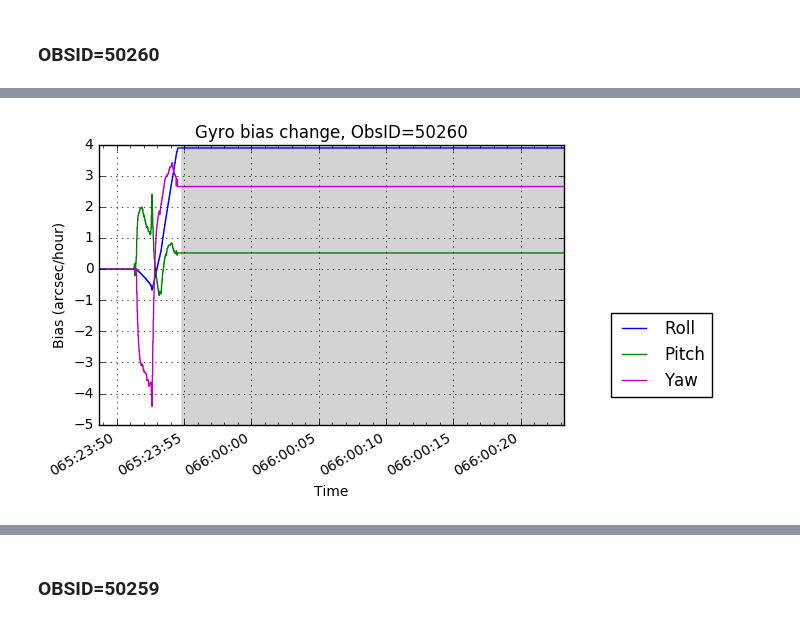
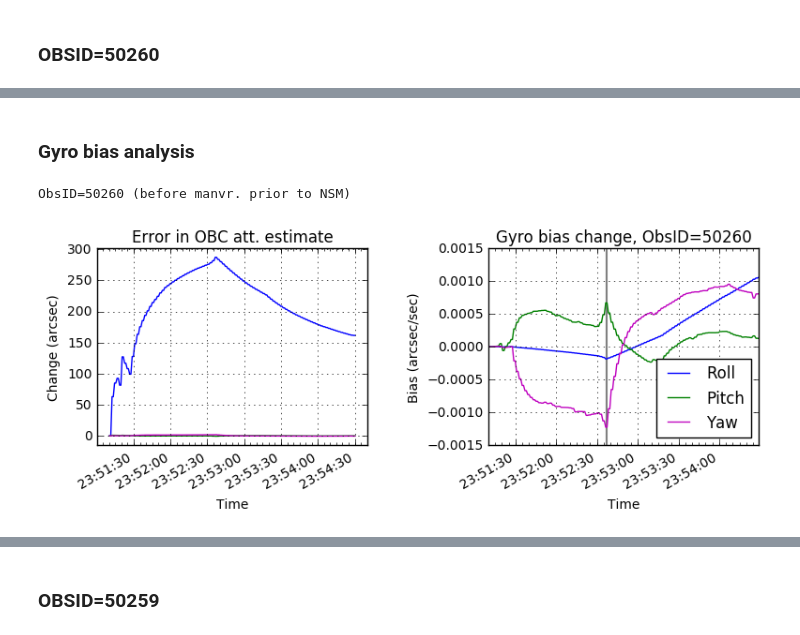
Before and after one commit to malgosias/nsm_2017_066, a Jupyter notebook: nsm_2017_066.ipynb, the cells around one changed output, grey strips where cells are left out. Saved outputs shown, nothing was run; the diff lists cells and outputs as text; code cells hidden in the pictures.

Commit message:
Updated gyro bias analysis, calculated offset from the planned attitude

```diff
--- a/nsm_2017_066.ipynb
+++ b/nsm_2017_066.ipynb
@@ -237,0 +129,10 @@ plt.legend(loc='best');
+# %%
+asol_file = 'pcadf605231539_asol1.fits'
+grnd_sol = Table.read(asol_file)
+# %%
+obc_file = 'pcadf605231539_osol1.fits'
+obc_sol = Table.read(obc_file)
+# %%
+# Check if the times match
+grnd_sol2 = grnd_sol[::4]
+np.max(obc_sol['time'] - grnd_sol2['time'])
@@ -238,27 +189,42 @@ plt.legend(loc='best');
+# %% [markdown]
+### Gyro bias analysis ###
 # %%
 msids_gb = ['aogbias1', 'aogbias2', 'aogbias3']
 axes = ['Roll', 'Pitch', 'Yaw']
 colors = 'bgm'
 # %%
-start = tab['tstop'][1]
-stop = tab['tstop'][2]
+start = grnd_sol2['time'][0]
+stop = grnd_sol2['time'][-1]
 telem_gb = fetch.MSIDset(msids_gb, start=start, stop=stop)
 # %%
-plt.figure()
-plt.subplot(1, 1, 1, axisbg='lightgray')
+print('\nObsID=50260 (before manvr. prior to NSM)')
+
+plt.figure(figsize=(7.5, 3))
+
+plt.subplot(1, 2, 1)
+
+label = 'Error in OBC att. estimate'
+plot_att_changes(refs=grnd_sol2, atts=obc_sol, label=label)
+
+plt.subplot(1, 2, 2)
+
 colors = 'bgm'
 for i, msid in enumerate(msids_gb):
     plot_cxctime(telem_gb[msid].times,
-                 ((telem_gb[msid].vals - telem_gb[msid].vals[0]) * u.radian / u.s).to('arcsec/hr'),
+                 ((telem_gb[msid].vals - telem_gb[msid].vals[0]) * u.radian / u.s).to('arcsec/s'),
                  color=colors[i], label=axes[i])
 
-plt.ylabel('Bias (arcsec/hour)')
+plt.ylabel('Bias (arcsec/sec)')
 plt.xlabel('Time')
 plt.title('Gyro bias change, ObsID=50260')
-plt.grid()
-ylim = [-20, 20]
-ax = plt.gca()
-ax.axvspan(start_50260, stop_50260, ymin=-5000, ymax=5000, color='white')
-plt.legend(loc=(1.1, 0.1));
+plt.legend(loc='best')
+plt.grid();
+
+# Mark time of the one shot update
+plt.vlines([DateTime('2017:065:23:52:37').plotdate], plt.ylim()[0], plt.ylim()[1],
+           color='gray', linestyle='solid', lw=1.5)
+
+plt.subplots_adjust(left=0.05, bottom=0.2, right=0.99, top=0.9, wspace=0.45)
 # %% [output]
+ObsID=50260 (before manvr. prior to NSM)
-[figure, old version]
+[figure, new version]
```
Also changed, not shown: parts of 67 cells of this notebook.
